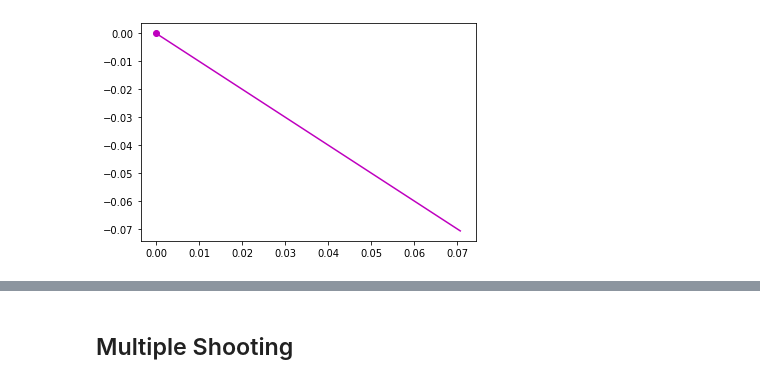
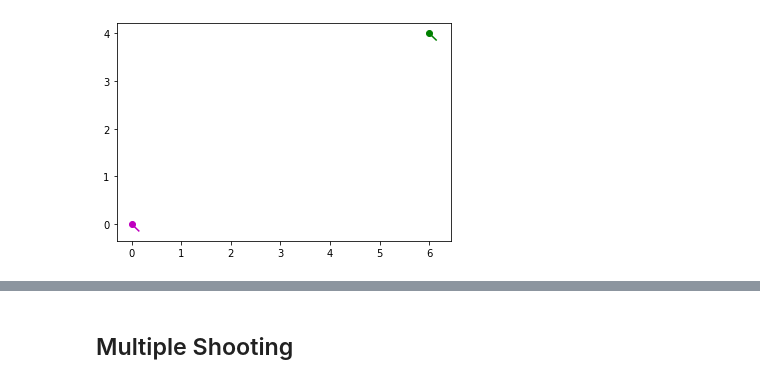
Before and after one commit to arthurrichards77/smply, a Jupyter notebook: shooting.ipynb, the cells around one changed output, grey strips where cells are left out. Drawn from its saved outputs; the diff is of its cells as text; code cells hidden in the pictures.

```diff
--- a/shooting.ipynb
+++ b/shooting.ipynb
@@ -7,14 +17,23 @@ Key concept: given a set of inputs, integrate the motion forwards and determine
 # %%
 import matplotlib.pyplot as plt
 %matplotlib inline
-
 import numpy as np
 from math import cos,sin
+
 x0 = np.array([0,0,-np.pi/4.])
-d = np.array([0,0.1])
+xG = np.array([6.,4.,-np.pi/4])
 
-plt.plot(x0[0]+d*cos(x0[2]),x0[1]+d*sin(x0[2]),'m')
-plt.plot(x0[0],x0[1],'mo')
+
+def plot_pose(x,col):
+  # small length just for plotting
+  d = np.array([0,0.2])
+  # plot a dot with a pointing line
+  plt.plot(x[0]+d*cos(x[2]),x[1]+d*sin(x[2]),col)
+  plt.plot(x[0],x[1],col+'o')
+
+plot_pose(x0,'m')
+plot_pose(xG,'g')
+
 plt.show()
 # %% [output]
-[figure, old version]
+[figure, new version]
```
Also changed, not shown: parts of 21 cells of this notebook.
